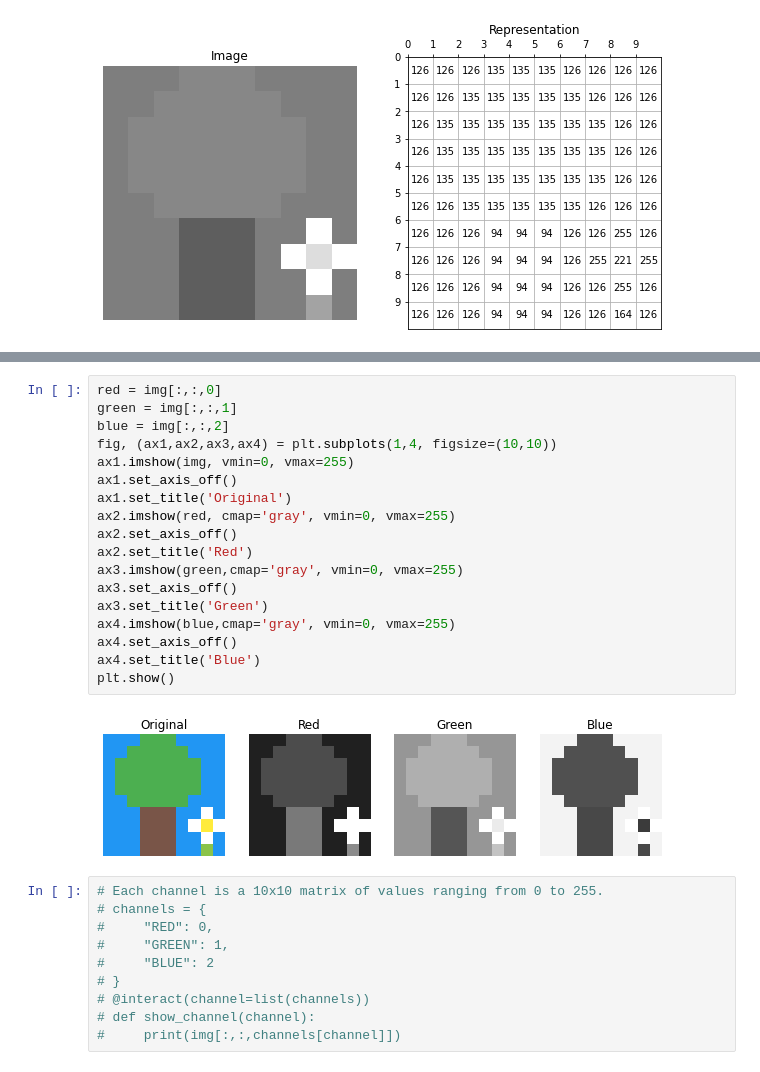
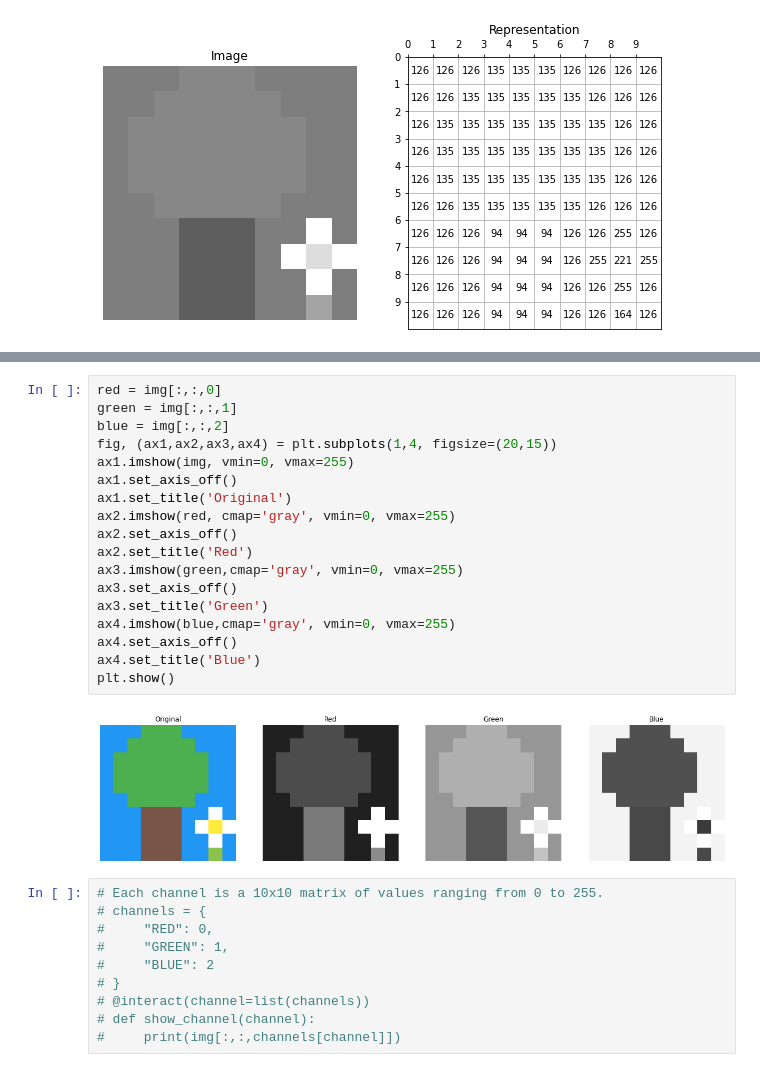
Before and after one commit to AntonioDelleCanne/101_computer_vision, a Jupyter notebook: image_representation.ipynb, the cells around one changed output, grey strips where cells are left out. Cells and saved outputs as stored; diff of their text form.

```diff
--- a/image_representation.ipynb
+++ b/image_representation.ipynb
@@ -78,23 +78,23 @@ Three grayscale layers, one for each channel
 # %%
 red = img[:,:,0]
 green = img[:,:,1]
 blue = img[:,:,2]
-fig, (ax1,ax2,ax3,ax4) = plt.subplots(1,4, figsize=(10,10))
+fig, (ax1,ax2,ax3,ax4) = plt.subplots(1,4, figsize=(20,15))
 ax1.imshow(img, vmin=0, vmax=255)
 ax1.set_axis_off()
 ax1.set_title('Original')
 ax2.imshow(red, cmap='gray', vmin=0, vmax=255)
 ax2.set_axis_off()
 ax2.set_title('Red')
 ax3.imshow(green,cmap='gray', vmin=0, vmax=255)
 ax3.set_axis_off()
 ax3.set_title('Green')
 ax4.imshow(blue,cmap='gray', vmin=0, vmax=255)
 ax4.set_axis_off()
 ax4.set_title('Blue')
 plt.show()
 # %% [output]
-[figure, old version]
+[figure, new version]
 # %%
 # Each channel is a 10x10 matrix of values ranging from 0 to 255.
 # channels = {
```
Also changed, not shown: 1 other file.
